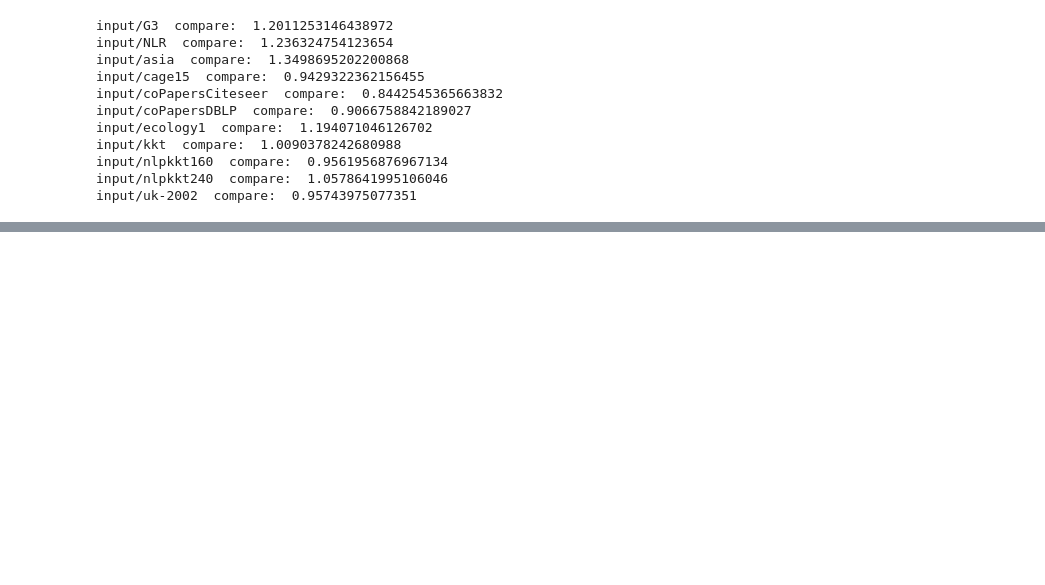
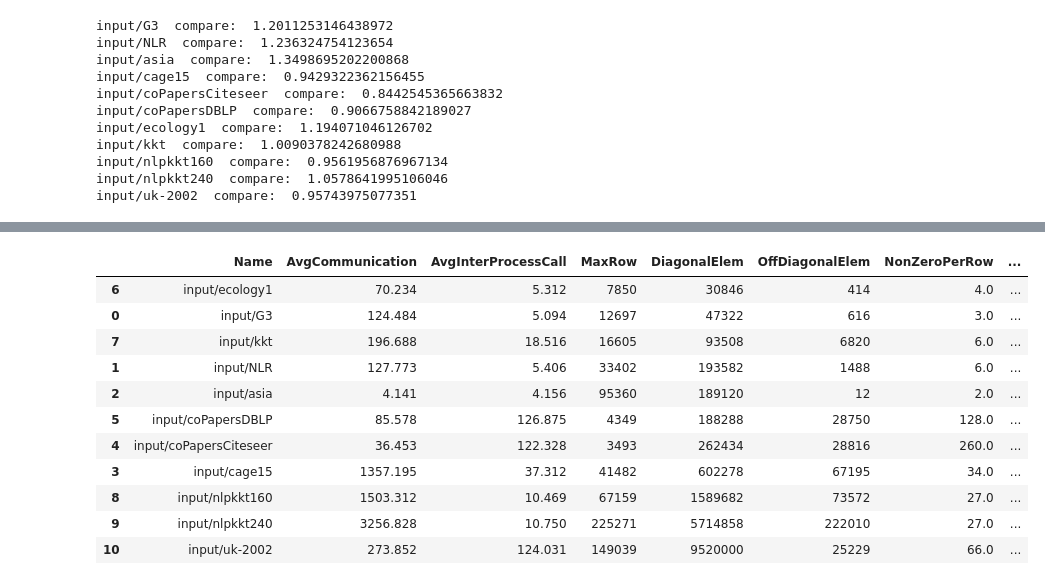
Before and after one commit to marufdsi/matvec-sparse, a Jupyter notebook: SpMV_Plots.ipynb, the cells around one changed output, grey strips where cells are left out. Cells and saved outputs as stored; diff of their text form; code cells hidden in the pictures; blank space fills up the shorter version.

```diff
--- a/SpMV_Plots.ipynb
+++ b/SpMV_Plots.ipynb
@@ -112 +108,33 @@ SpMV_local_mult
 [drawing not drawn]
+# %%
+# Linear Equation: y =  4.123269340662652  +  6.479938398441676e-05  * x  +  1.5327471334248416e-11  * x^2
+SpMV_p2p = SpMV_p2p.sort_values(by=['NonZeroPerBlock', 'NonZeroPerRow'])
+predictedRuntime = []
+error = []
+for index,row in SpMV_p2p.iterrows():
+    T1 = (5.970439077936305 + (0.7157563117453349*row['NonZeroPerRow']))
+    T2 = 1.110570674949308  + ( 5.5240516784695596e-05 * row['MatrixSize']/128)
+    T3 = 1.110570674949308  + ( 5.5240516784695596e-05 * 122880)
+    T0 = T1/T3*T2
+    comm_data = row['AvgCommunication']*row['SizeOfData']
+    comm_latency = 4.123269340662652  +  (6.479938398441676e-05  * comm_data) +  (1.5327471334248416e-11 * comm_data * comm_data)
+    predicted_time = T0 + (row['AvgInterProcessCall'] * comm_latency/1000)
+    error.append(predicted_time/row['AvgTime'])
+    predictedRuntime.append(predicted_time)
+SpMV_p2p['PredictedRunTime'] = predictedRuntime
+SpMV_p2p['Error'] = error
+SpMV_p2p.plot(kind='bar', x='Name', y=['AvgTime', 'PredictedRunTime'])
+SpMV_p2p[['Name', 'AvgCommunication','AvgInterProcessCall', 'MaxRow', 'DiagonalElem', 'OffDiagonalElem', 'NonZeroPerRow','NonZeroPerBlock','AvgTime','PredictedRunTime', 'Error']]
+# %% [output]
+|  | Name | AvgCommunication | AvgInterProcessCall | MaxRow | DiagonalElem | OffDiagonalElem | NonZeroPerRow | ... |
+| 6 | input/ecology1 | 70.234 | 5.312 | 7850 | 30846 | 414 | 4.0 | ... |
+| 0 | input/G3 | 124.484 | 5.094 | 12697 | 47322 | 616 | 3.0 | ... |
+| 7 | input/kkt | 196.688 | 18.516 | 16605 | 93508 | 6820 | 6.0 | ... |
+| 1 | input/NLR | 127.773 | 5.406 | 33402 | 193582 | 1488 | 6.0 | ... |
+| 2 | input/asia | 4.141 | 4.156 | 95360 | 189120 | 12 | 2.0 | ... |
+| 5 | input/coPapersDBLP | 85.578 | 126.875 | 4349 | 188288 | 28750 | 128.0 | ... |
+| 4 | input/coPapersCiteseer | 36.453 | 122.328 | 3493 | 262434 | 28816 | 260.0 | ... |
+| 3 | input/cage15 | 1357.195 | 37.312 | 41482 | 602278 | 67195 | 34.0 | ... |
+| 8 | input/nlpkkt160 | 1503.312 | 10.469 | 67159 | 1589682 | 73572 | 27.0 | ... |
+| 9 | input/nlpkkt240 | 3256.828 | 10.750 | 225271 | 5714858 | 222010 | 27.0 | ... |
+| 10 | input/uk-2002 | 273.852 | 124.031 | 149039 | 9520000 | 25229 | 66.0 | ... |
```
Also changed, not shown: parts of 3 cells of this notebook.
